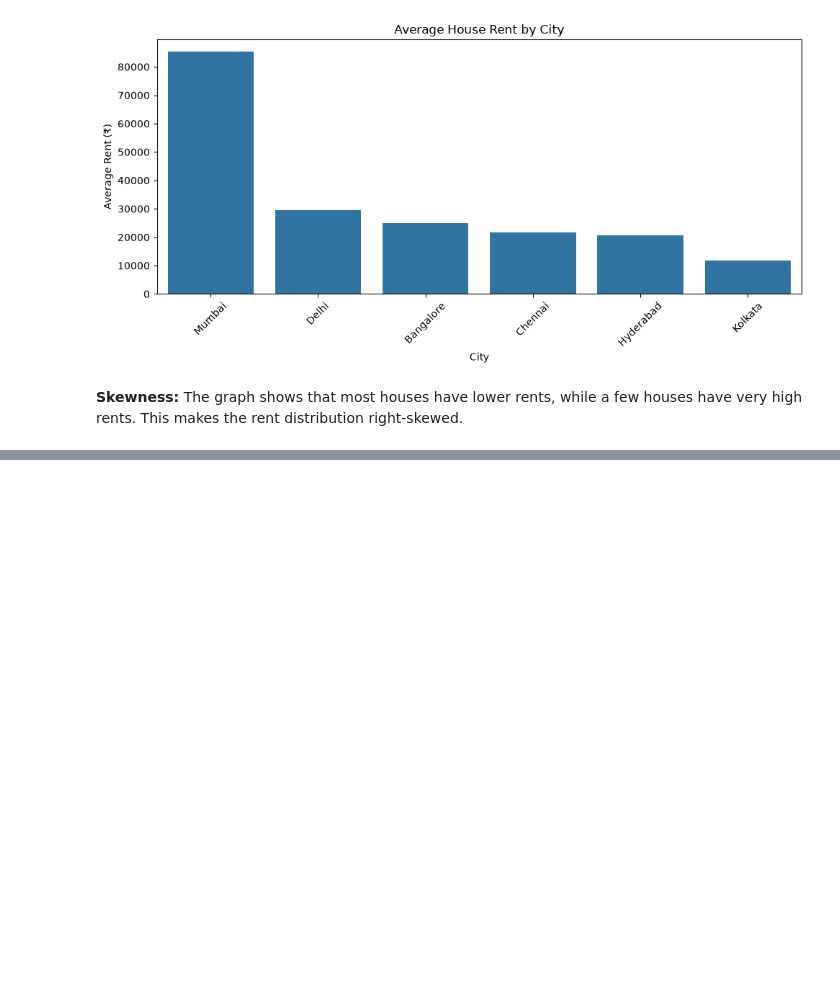
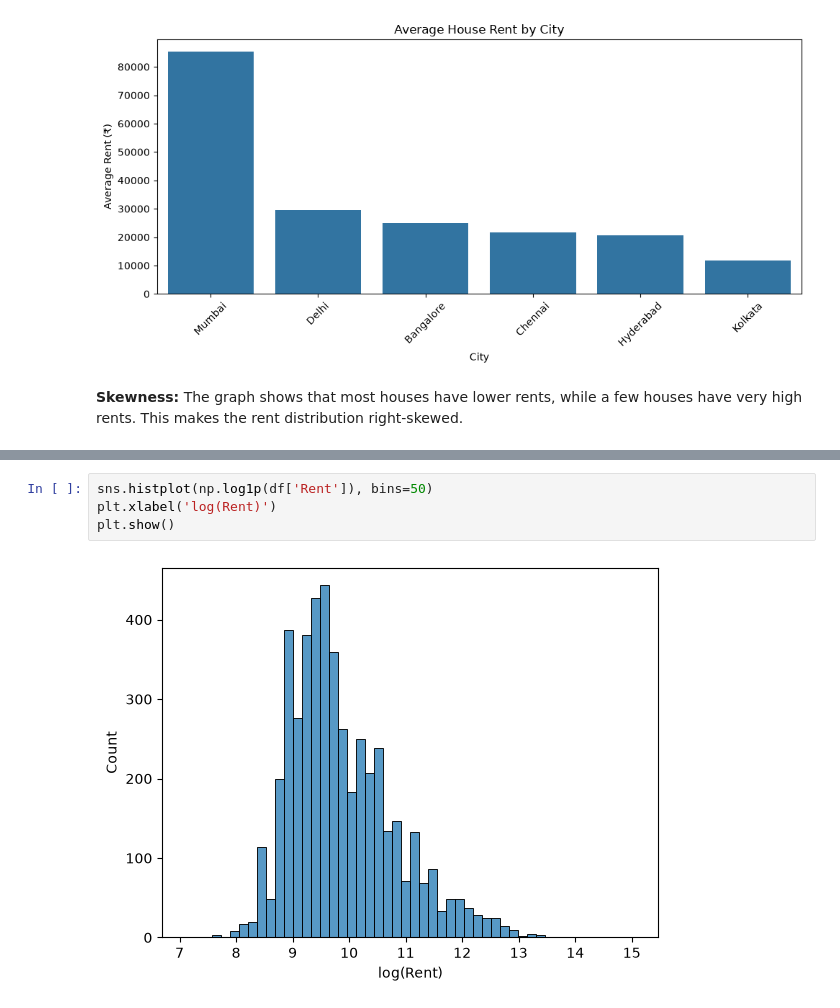
Before and after one commit to anishsharna/Project_practice, a Jupyter notebook: Practice_Task_1/house-rent-analysis.ipynb, the cells around one changed output, grey strips where cells are left out. Saved outputs shown, nothing was run; the diff lists cells and outputs as text; blank space fills up the shorter version.

```diff
--- a/Practice_Task_1/house-rent-analysis.ipynb
+++ b/Practice_Task_1/house-rent-analysis.ipynb
@@ -172,0 +223,6 @@ This project helped me improve my understanding of data analysis using Pandas, M
+# %%
+sns.histplot(np.log1p(df['Rent']), bins=50)
+plt.xlabel('log(Rent)')
+plt.show()
+# %% [output]
+[figure, added]
```
Also changed, not shown: parts of 14 cells of this notebook.
